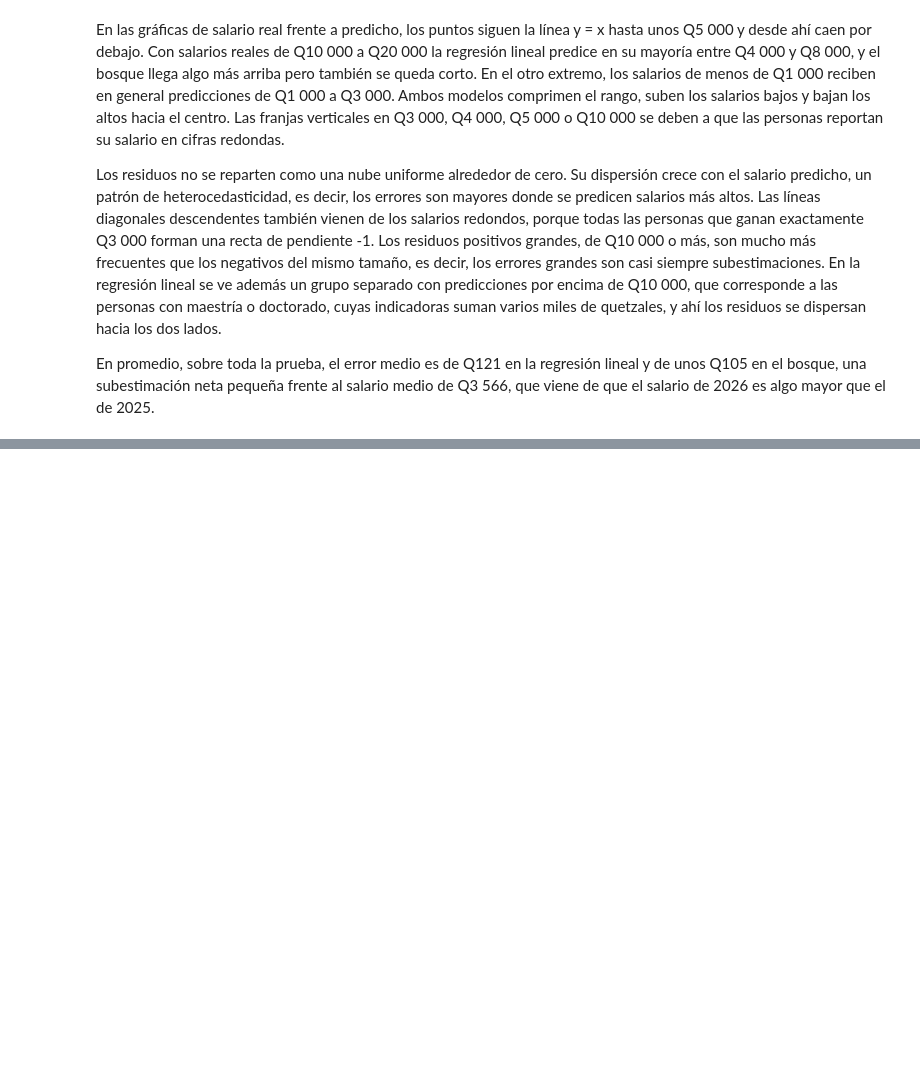
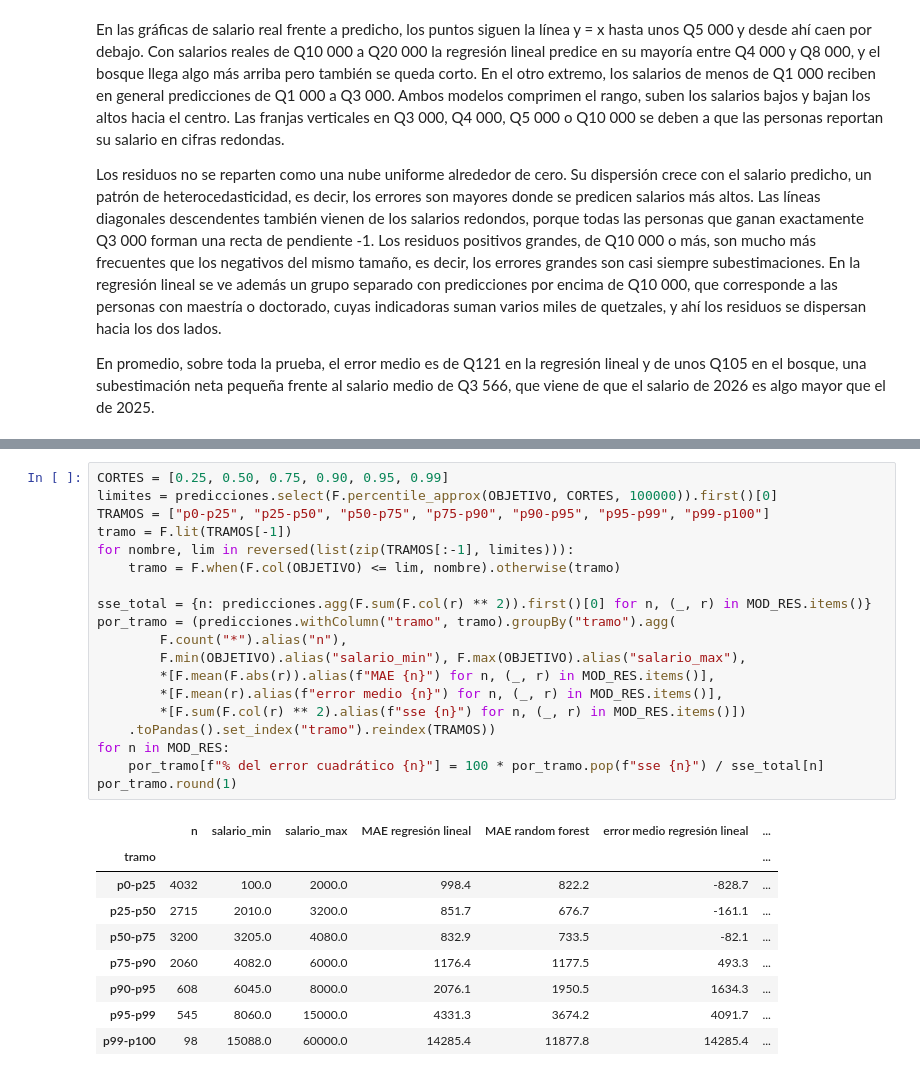
Before and after one commit to Fercho1118/Lab7_DS, a Jupyter notebook: notebooks/lab7.ipynb, the cells around one changed output, grey strips where cells are left out. Cells and saved outputs as stored; diff of their text form; blank space fills up the shorter version.

```diff
--- a/notebooks/lab7.ipynb
+++ b/notebooks/lab7.ipynb
@@ -1946,0 +2056,29 @@ salario de 2026 es algo mayor que el de 2025.
+# %%
+CORTES = [0.25, 0.50, 0.75, 0.90, 0.95, 0.99]
+limites = predicciones.select(F.percentile_approx(OBJETIVO, CORTES, 100000)).first()[0]
+TRAMOS = ["p0-p25", "p25-p50", "p50-p75", "p75-p90", "p90-p95", "p95-p99", "p99-p100"]
+tramo = F.lit(TRAMOS[-1])
+for nombre, lim in reversed(list(zip(TRAMOS[:-1], limites))):
+    tramo = F.when(F.col(OBJETIVO) <= lim, nombre).otherwise(tramo)
+
+sse_total = {n: predicciones.agg(F.sum(F.col(r) ** 2)).first()[0] for n, (_, r) in MOD_RES.items()}
+por_tramo = (predicciones.withColumn("tramo", tramo).groupBy("tramo").agg(
+        F.count("*").alias("n"),
+        F.min(OBJETIVO).alias("salario_min"), F.max(OBJETIVO).alias("salario_max"),
+        *[F.mean(F.abs(r)).alias(f"MAE {n}") for n, (_, r) in MOD_RES.items()],
+        *[F.mean(r).alias(f"error medio {n}") for n, (_, r) in MOD_RES.items()],
+        *[F.sum(F.col(r) ** 2).alias(f"sse {n}") for n, (_, r) in MOD_RES.items()])
+    .toPandas().set_index("tramo").reindex(TRAMOS))
+for n in MOD_RES:
+    por_tramo[f"% del error cuadrático {n}"] = 100 * por_tramo.pop(f"sse {n}") / sse_total[n]
+por_tramo.round(1)
+# %% [output]
+|  | n | salario_min | salario_max | MAE regresión lineal | MAE random forest | error medio regresión lineal | ... |
+| tramo |  |  |  |  |  |  | ... |
+| p0-p25 | 4032 | 100.0 | 2000.0 | 998.4 | 822.2 | -828.7 | ... |
+| p25-p50 | 2715 | 2010.0 | 3200.0 | 851.7 | 676.7 | -161.1 | ... |
+| p50-p75 | 3200 | 3205.0 | 4080.0 | 832.9 | 733.5 | -82.1 | ... |
+| p75-p90 | 2060 | 4082.0 | 6000.0 | 1176.4 | 1177.5 | 493.3 | ... |
+| p90-p95 | 608 | 6045.0 | 8000.0 | 2076.1 | 1950.5 | 1634.3 | ... |
+| p95-p99 | 545 | 8060.0 | 15000.0 | 4331.3 | 3674.2 | 4091.7 | ... |
+| p99-p100 | 98 | 15088.0 | 60000.0 | 14285.4 | 11877.8 | 14285.4 | ... |
```
Also changed, not shown: parts of 10 cells of this notebook.
